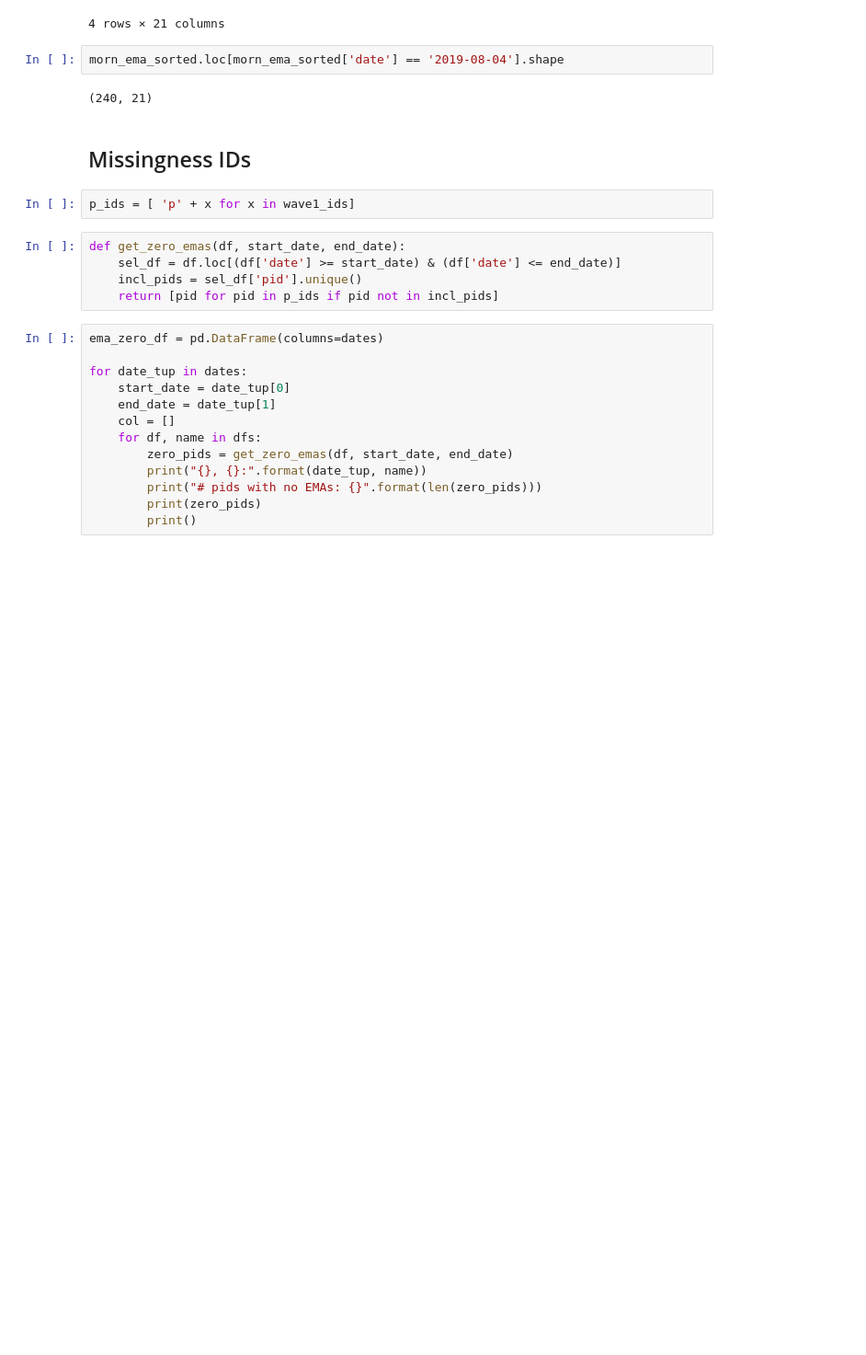
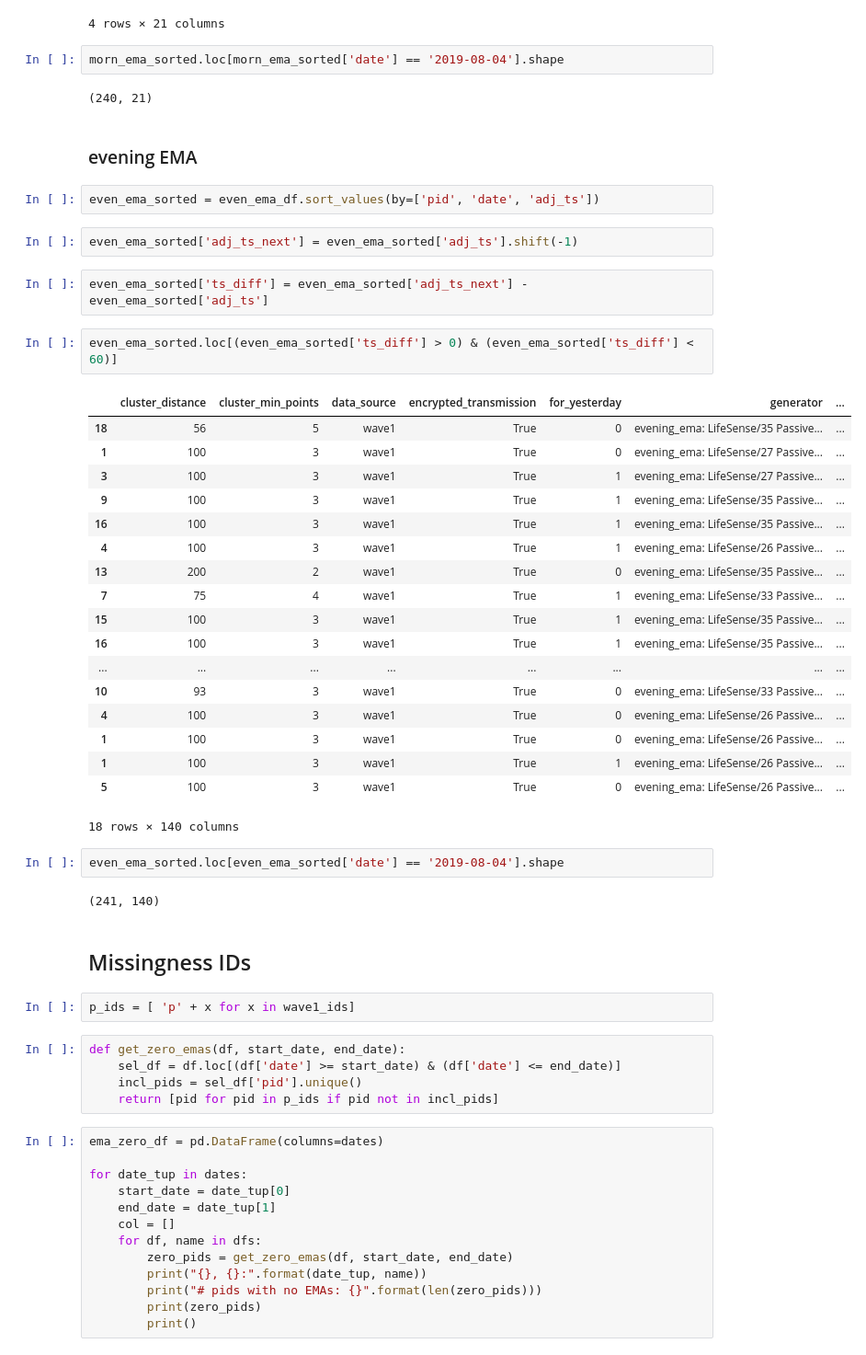
Before and after one commit to tliu526/lifesense, a Jupyter notebook: lifesense_ema_missingness.ipynb, the cells around one changed output. Shown at 92% size. Saved outputs shown, nothing was run; the diff lists cells and outputs as text; blank space fills up the shorter version.

Commit message:
update ema missingness with evening duplicates

```diff
--- a/lifesense_ema_missingness.ipynb
+++ b/lifesense_ema_missingness.ipynb
@@ -317,6 +317,39 @@ morn_ema_sorted.loc[(morn_ema_sorted['ts_diff'] > 0) & (morn_ema_sorted['ts_diff
 morn_ema_sorted.loc[morn_ema_sorted['date'] == '2019-08-04'].shape
 # %% [output]
 (240, 21)
+# %% [markdown]
+### evening EMA
+# %%
+even_ema_sorted = even_ema_df.sort_values(by=['pid', 'date', 'adj_ts'])
+# %%
+even_ema_sorted['adj_ts_next'] = even_ema_sorted['adj_ts'].shift(-1)
+# %%
+even_ema_sorted['ts_diff'] = even_ema_sorted['adj_ts_next'] - even_ema_sorted['adj_ts']
+# %%
+even_ema_sorted.loc[(even_ema_sorted['ts_diff'] > 0) & (even_ema_sorted['ts_diff'] < 60)]
+# %% [output]
+|  | cluster_distance | cluster_min_points | data_source | encrypted_transmission | for_yesterday | generator | ... |
+| 18 | 56 | 5 | wave1 | True | 0 | evening_ema: LifeSense/35 Passive... | ... |
+| 1 | 100 | 3 | wave1 | True | 0 | evening_ema: LifeSense/27 Passive... | ... |
+| 3 | 100 | 3 | wave1 | True | 1 | evening_ema: LifeSense/27 Passive... | ... |
+| 9 | 100 | 3 | wave1 | True | 1 | evening_ema: LifeSense/35 Passive... | ... |
+| 16 | 100 | 3 | wave1 | True | 1 | evening_ema: LifeSense/35 Passive... | ... |
+| 4 | 100 | 3 | wave1 | True | 1 | evening_ema: LifeSense/26 Passive... | ... |
+| 13 | 200 | 2 | wave1 | True | 0 | evening_ema: LifeSense/35 Passive... | ... |
+| 7 | 75 | 4 | wave1 | True | 1 | evening_ema: LifeSense/33 Passive... | ... |
+| 15 | 100 | 3 | wave1 | True | 1 | evening_ema: LifeSense/35 Passive... | ... |
+| 16 | 100 | 3 | wave1 | True | 1 | evening_ema: LifeSense/35 Passive... | ... |
+| ... | ... | ... | ... | ... | ... | ... | ... |
+| 10 | 93 | 3 | wave1 | True | 0 | evening_ema: LifeSense/33 Passive... | ... |
+| 4 | 100 | 3 | wave1 | True | 0 | evening_ema: LifeSense/26 Passive... | ... |
+| 1 | 100 | 3 | wave1 | True | 0 | evening_ema: LifeSense/26 Passive... | ... |
+| 1 | 100 | 3 | wave1 | True | 1 | evening_ema: LifeSense/26 Passive... | ... |
+| 5 | 100 | 3 | wave1 | True | 0 | evening_ema: LifeSense/26 Passive... | ... |
+18 rows × 140 columns
+# %%
+even_ema_sorted.loc[even_ema_sorted['date'] == '2019-08-04'].shape
+# %% [output]
+(241, 140)
 # %% [markdown]
 ## Missingness IDs
 # %%
```
